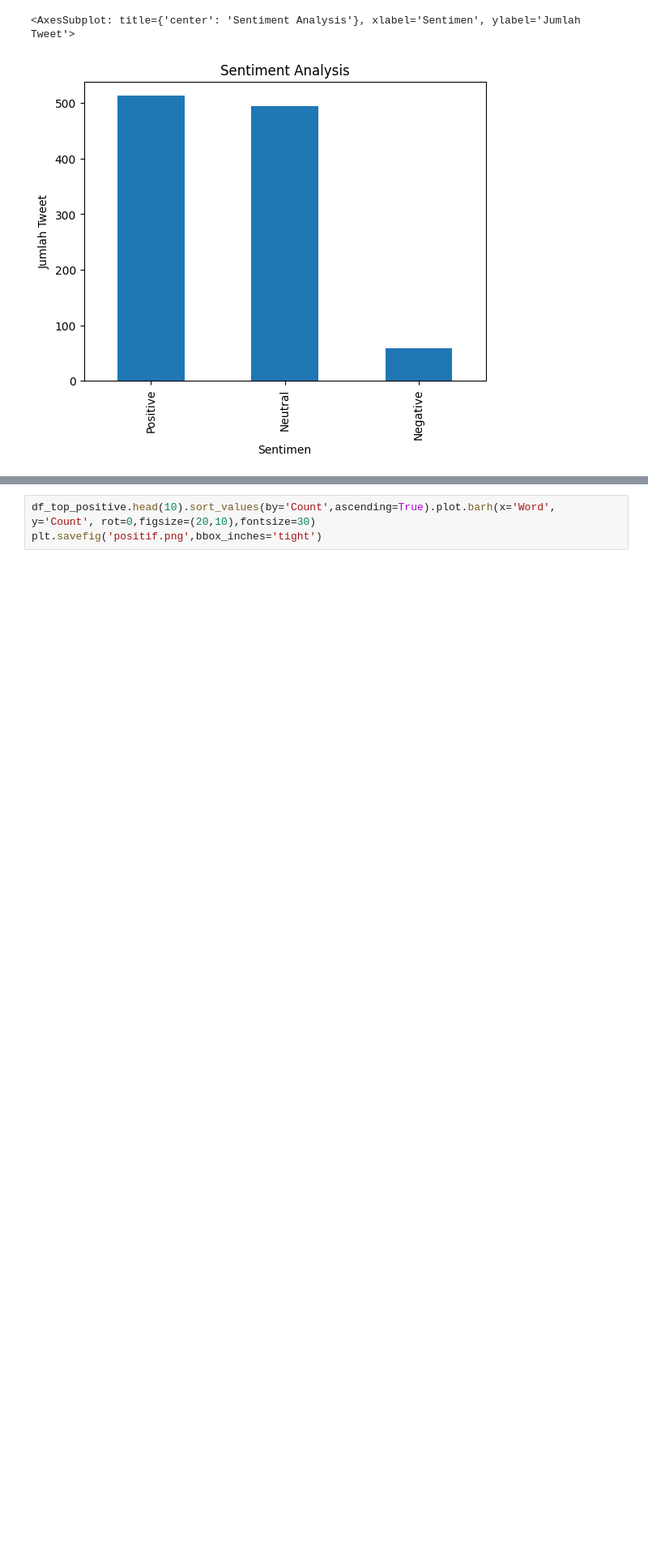
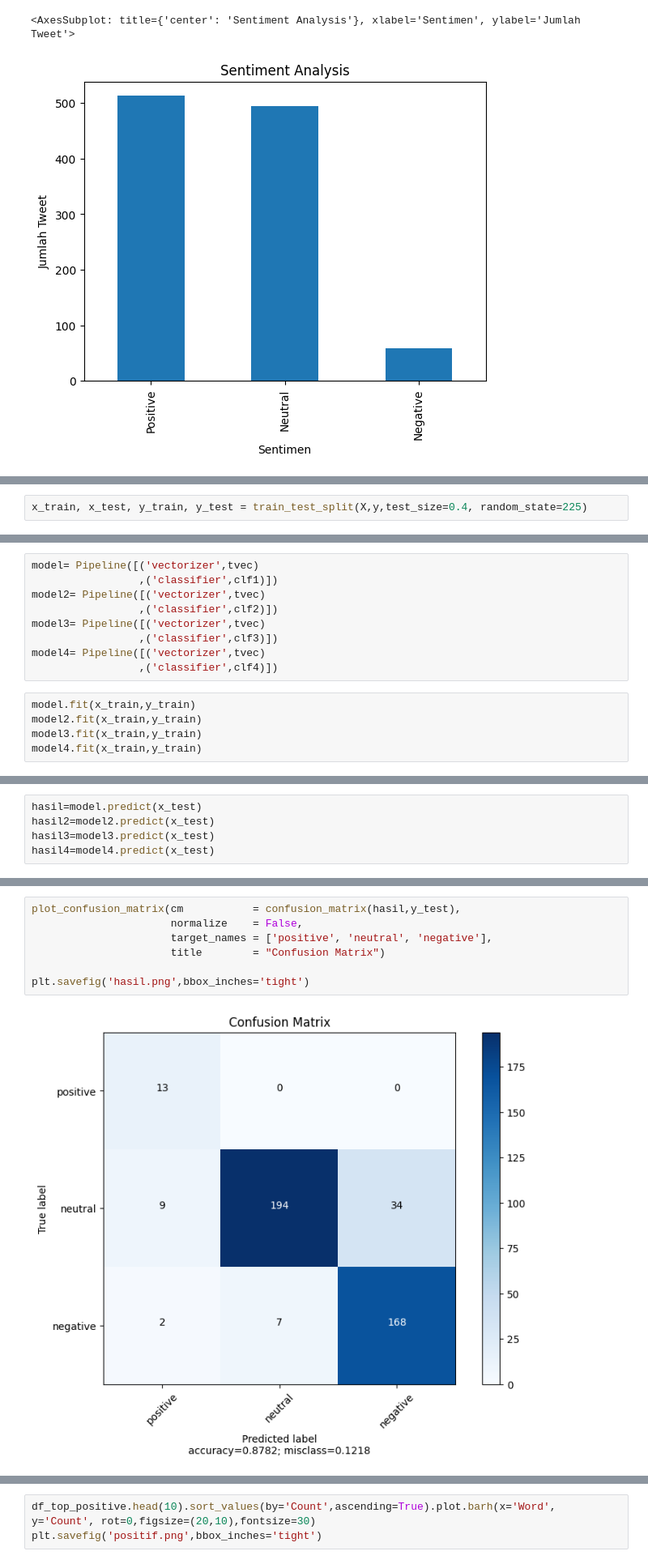
Before and after one commit to MrWaradana/dataset_g20, a Jupyter notebook: 4_sentiment_analysis_data_g20.ipynb, the cells around one changed output, grey strips where cells are left out. Shown at 81% size. Drawn from its saved outputs; the diff is of its cells as text; blank space fills up the shorter version.

Commit message:
update: confusion matrix

```diff
--- a/4_sentiment_analysis_data_g20.ipynb
+++ b/4_sentiment_analysis_data_g20.ipynb
@@ -102,0 +145,2 @@ final_data['Analysis'].value_counts().plot(kind='bar', title='Sentiment Analysis
+# %%
+x_train, x_test, y_train, y_test = train_test_split(X,y,test_size=0.4, random_state=225)
@@ -102,0 +159,14 @@ final_data['Analysis'].value_counts().plot(kind='bar', title='Sentiment Analysis
+# %%
+model= Pipeline([('vectorizer',tvec)
+                 ,('classifier',clf1)])
+model2= Pipeline([('vectorizer',tvec)
+                 ,('classifier',clf2)])
+model3= Pipeline([('vectorizer',tvec)
+                 ,('classifier',clf3)])
+model4= Pipeline([('vectorizer',tvec)
+                 ,('classifier',clf4)])
+# %%
+model.fit(x_train,y_train)
+model2.fit(x_train,y_train)
+model3.fit(x_train,y_train)
+model4.fit(x_train,y_train)
@@ -102,0 +175,5 @@ final_data['Analysis'].value_counts().plot(kind='bar', title='Sentiment Analysis
+# %%
+hasil=model.predict(x_test)
+hasil2=model2.predict(x_test)
+hasil3=model3.predict(x_test)
+hasil4=model4.predict(x_test)
@@ -102,0 +270,9 @@ final_data['Analysis'].value_counts().plot(kind='bar', title='Sentiment Analysis
+# %%
+plot_confusion_matrix(cm           = confusion_matrix(hasil,y_test),
+                      normalize    = False,
+                      target_names = ['positive', 'neutral', 'negative'],
+                      title        = "Confusion Matrix")
+
+plt.savefig('hasil.png',bbox_inches='tight')
+# %% [output]
+[figure, added]
```
Also changed, not shown: parts of 25 cells of this notebook, 3 other files.
